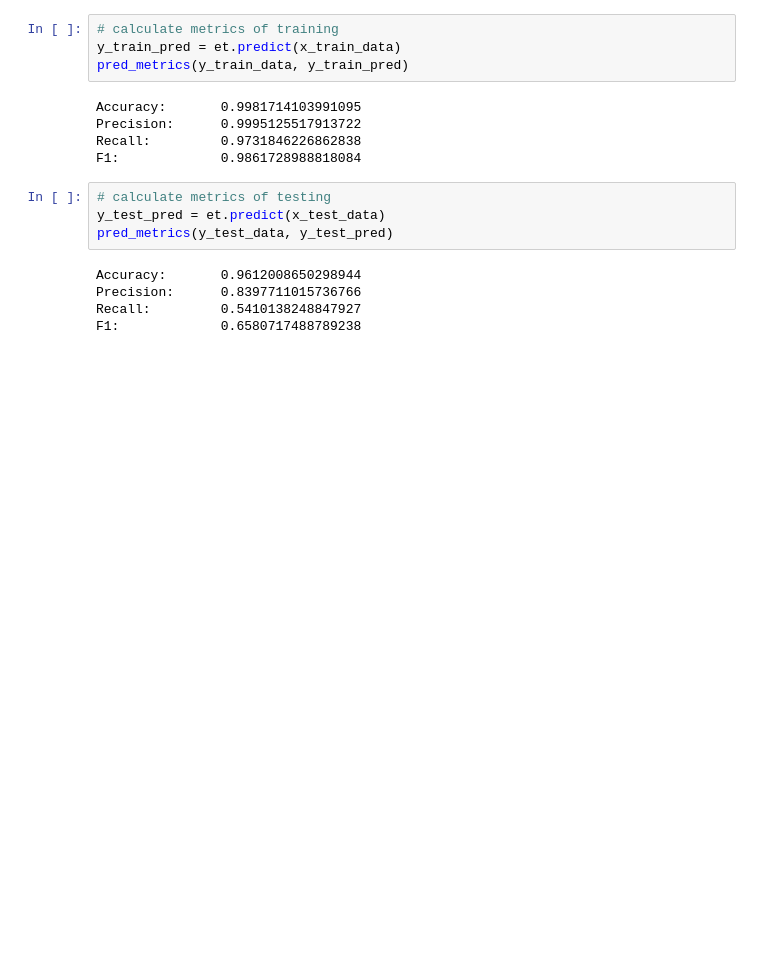
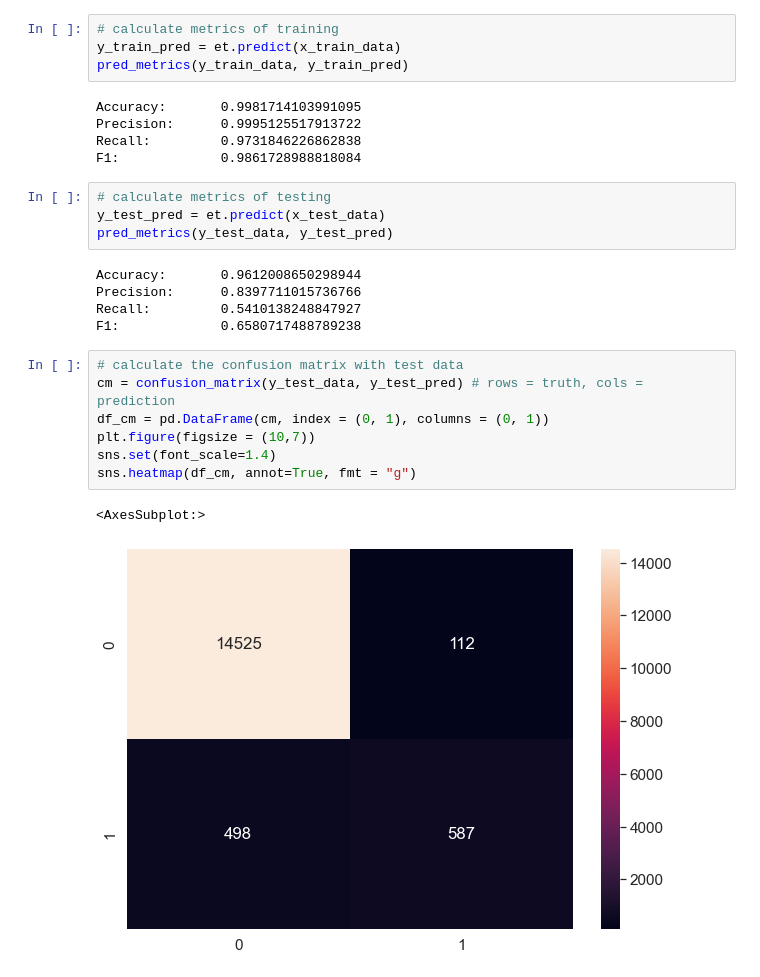
Before and after one commit to sheacon/ancient_toolmaking, a Jupyter notebook: 46-extra-trees.ipynb, the cells around one changed output. Cells and saved outputs as stored; diff of their text form; blank space fills up the shorter version.

```diff
--- a/46-extra-trees.ipynb
+++ b/46-extra-trees.ipynb
@@ -84,3 +88,13 @@ Accuracy:       0.9612008650298944
 Precision:      0.8397711015736766
 Recall:         0.5410138248847927
 F1:             0.6580717488789238
+# %%
+# calculate the confusion matrix with test data
+cm = confusion_matrix(y_test_data, y_test_pred) # rows = truth, cols = prediction
+df_cm = pd.DataFrame(cm, index = (0, 1), columns = (0, 1))
+plt.figure(figsize = (10,7))
+sns.set(font_scale=1.4)
+sns.heatmap(df_cm, annot=True, fmt = "g")
+# %% [output]
+<AxesSubplot:>
+[figure, added]
```
Also changed, not shown: parts of 24 cells of this notebook.
